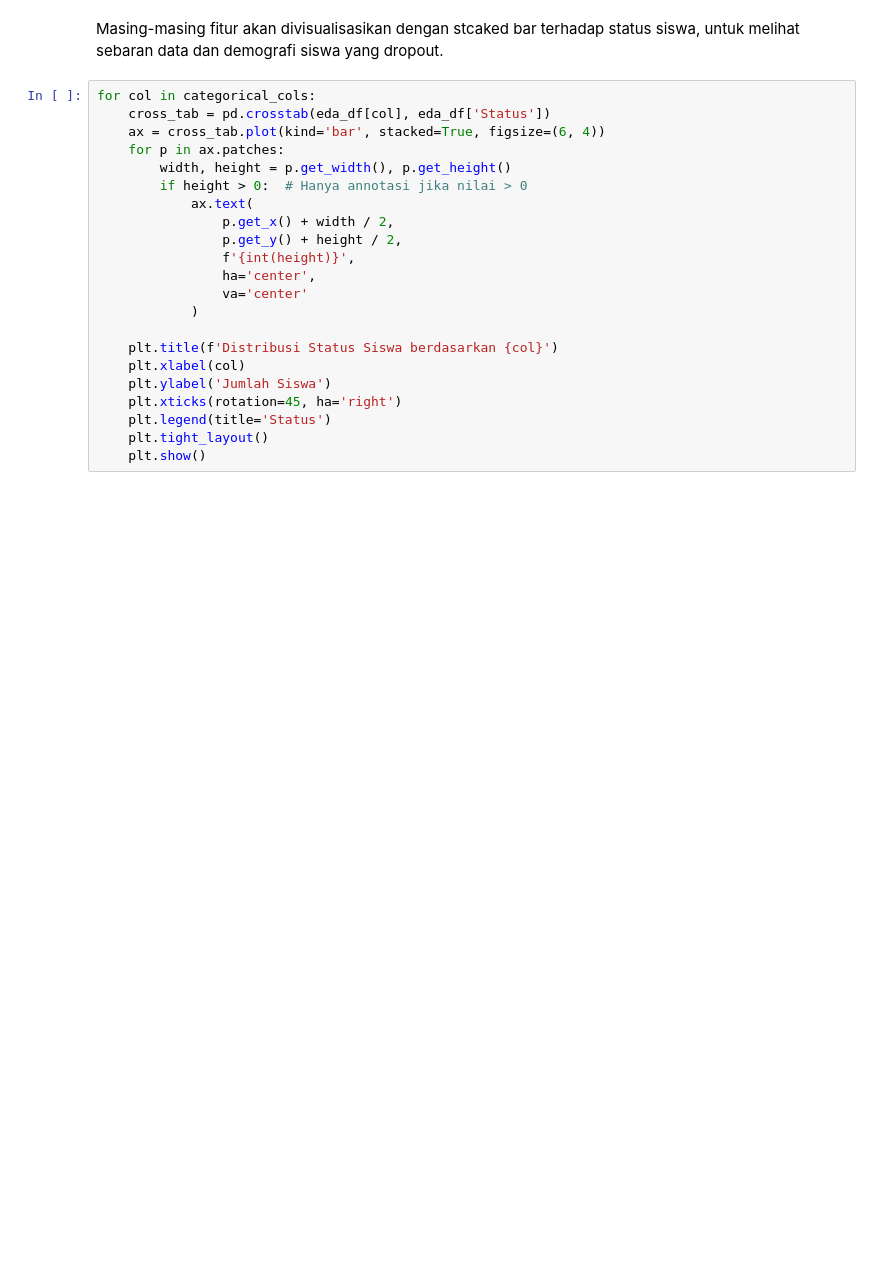
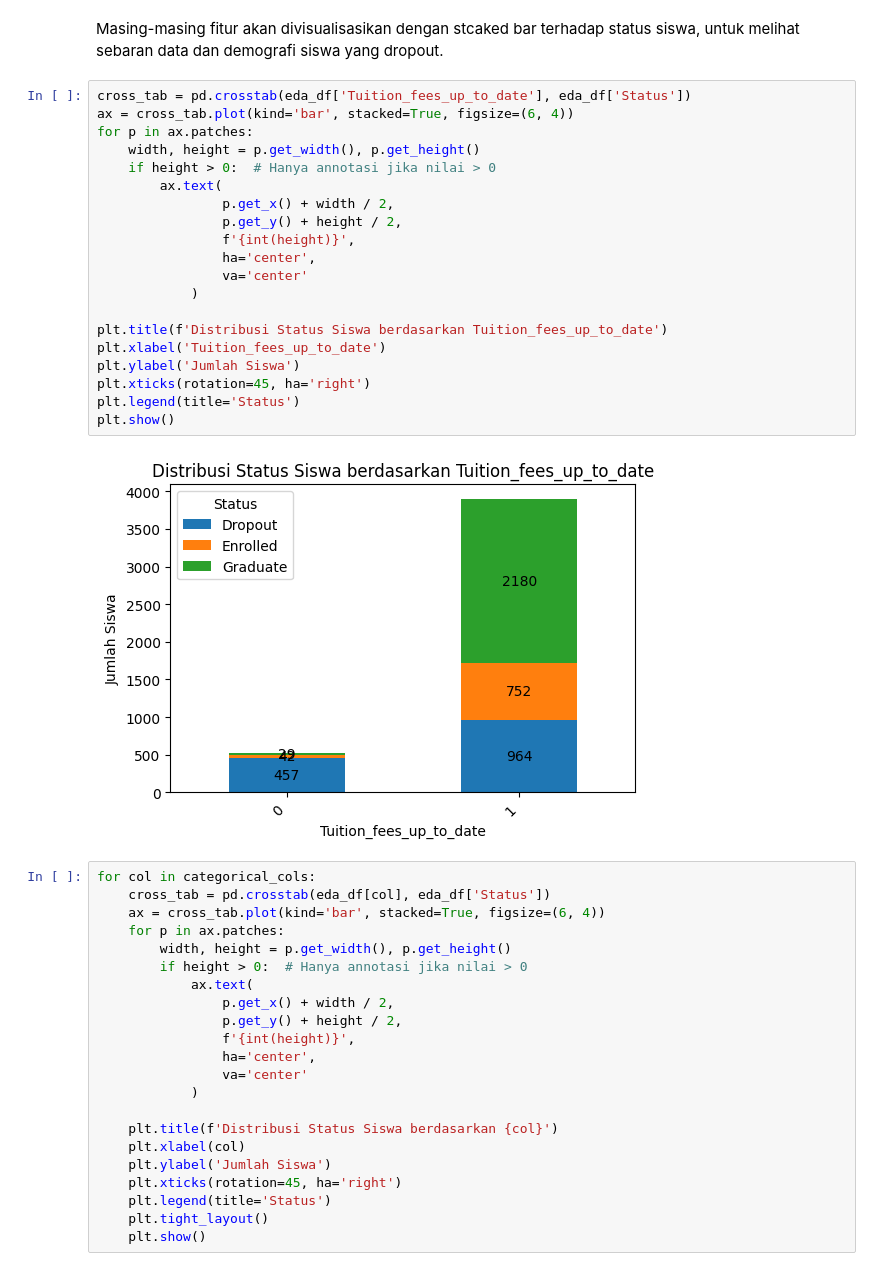
Before and after one commit to HandiSutriyan/Student-Dropout-Dashboard, a Jupyter notebook: notebook.ipynb, the cells around one changed output. Cells and saved outputs as stored; diff of their text form; blank space fills up the shorter version.

```diff
--- a/notebook.ipynb
+++ b/notebook.ipynb
@@ -183,6 +183,28 @@ categorical_cols = ['﻿Marital_status','Application_mode', 'Course',
        'International']
 # %% [markdown]
 Masing-masing fitur akan divisualisasikan dengan stcaked bar terhadap status siswa, untuk melihat sebaran data dan demografi siswa yang dropout.
+# %%
+cross_tab = pd.crosstab(eda_df['Tuition_fees_up_to_date'], eda_df['Status'])
+ax = cross_tab.plot(kind='bar', stacked=True, figsize=(6, 4))
+for p in ax.patches:
+    width, height = p.get_width(), p.get_height()
+    if height > 0:  # Hanya annotasi jika nilai > 0
+        ax.text(
+                p.get_x() + width / 2,
+                p.get_y() + height / 2,
+                f'{int(height)}',
+                ha='center',
+                va='center'
+            )
+
+plt.title(f'Distribusi Status Siswa berdasarkan Tuition_fees_up_to_date')
+plt.xlabel('Tuition_fees_up_to_date')
+plt.ylabel('Jumlah Siswa')
+plt.xticks(rotation=45, ha='right')
+plt.legend(title='Status')
+plt.show()
+# %% [output]
+[figure, added]
 # %%
 for col in categorical_cols:
     cross_tab = pd.crosstab(eda_df[col], eda_df['Status'])
```
Also changed, not shown: parts of 5 cells of this notebook, 7 other files.
